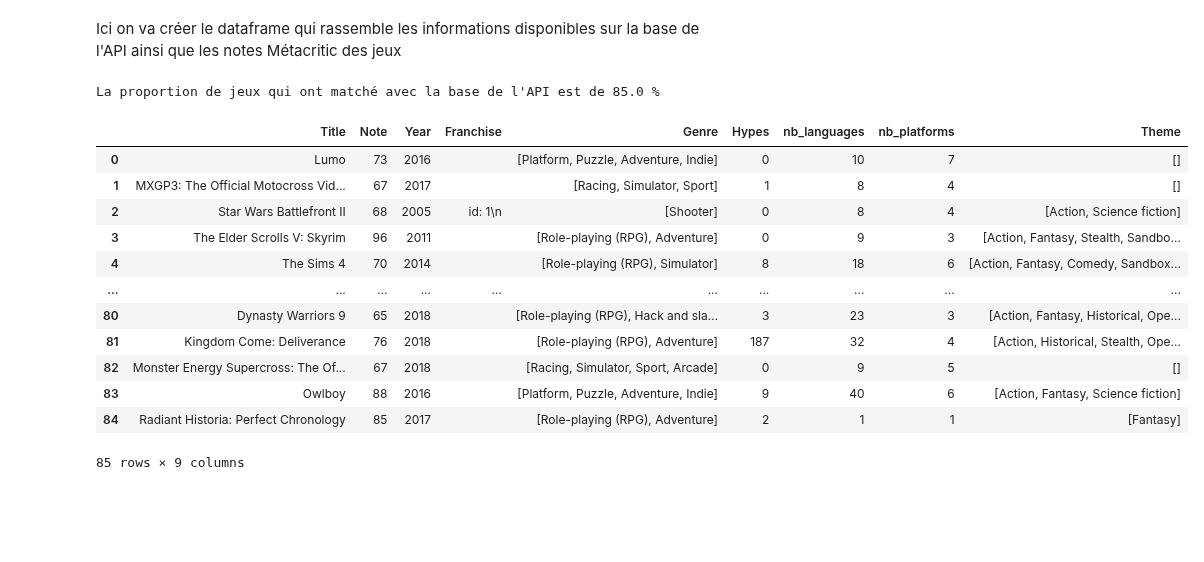
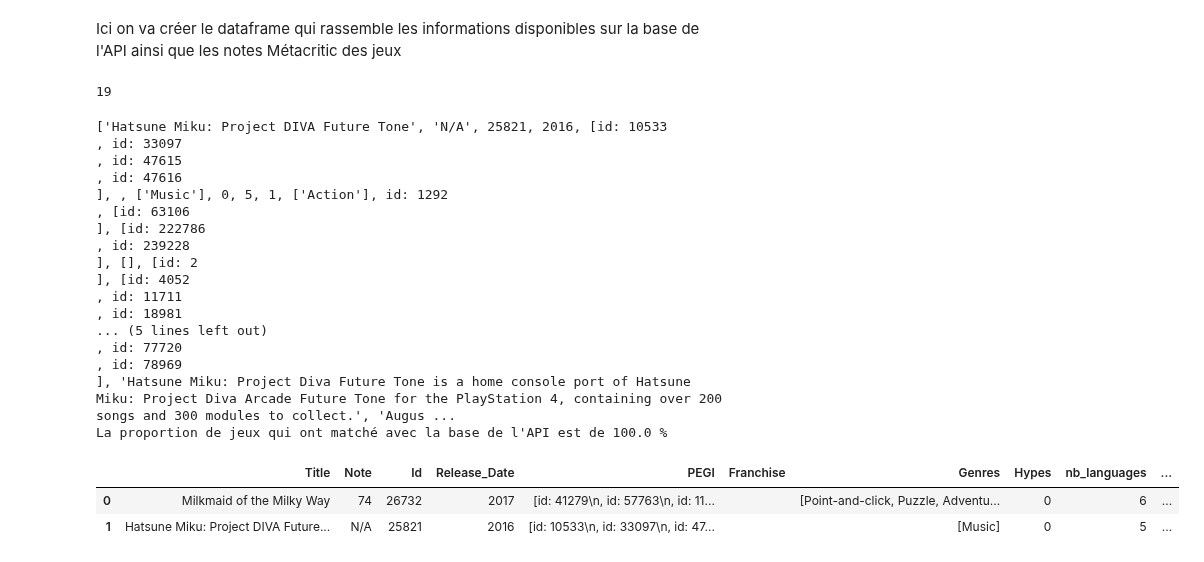
Before and after one commit to PyTomSss/PythonProjects, a Jupyter notebook: Project_Notebook.ipynb, the cells around one changed output. Cells and saved outputs as stored; diff of their text form; code cells hidden in the pictures; blank space fills up the shorter version.

```diff
--- a/Project_Notebook.ipynb
+++ b/Project_Notebook.ipynb
@@ -230,3 +235,12 @@ for i in range(theme_nbr) :
 print(theme_dictionnary)
 # %% [output]
 {20: 'Thriller', 18: 'Science fiction', 1: 'Action', 19: 'Horror', 21: 'Survival', 17: 'Fantasy', 22: 'Historical', 23: 'Stealth', 27: 'Comedy', 28: 'Business', 31: 'Drama', 32: 'Non-fiction', 35: 'Ki ...
+# %%
+from igdb.igdbapi_pb2 import ArtworkResult
+byte_array = wrapper.api_request(
+            'artworks.pb',
+            'fields animated; where game = 26732;'
+          )
+artwork_message = ArtworkResult()
+artwork_message = artwork_message.ParseFromString(byte_array)
+artworks = artwork_message.artworks
@@ -239,10 +255,18 @@ def game_API_Info(game_slug) :
 
     #Protobuf API request
     from igdb.igdbapi_pb2 import GameResult
-    byte_array = wrapper.api_request(
+    #On fait cela non pas pour préciser si le jeu n'ai pas dispo sur l'api mais si jamais des caractères dans son titre empêchent sa lecture
+    #(utile pour affiner la fonction de reformatage des titres)
+    try :
+        byte_array = wrapper.api_request(
                 'games.pb',
-                'fields first_release_date, franchise, genres, hypes, language_supports, platforms, themes; where slug = "'+ game_slug +'";'
+                'fields first_release_date, franchise, genres, hypes, language_supports, platforms, themes, age_ratings, collection, artworks, \
+                involved_companies, multiplayer_modes, player_perspectives, similar_games, summary, storyline \
+                ; where slug = "'+ game_slug +'";'
               )
+    except:
+        print(f"Une erreur d'extraction s'est produite pour le jeu {game_slug}")
+        return(["NA"])
     games_message = GameResult()
     games_message.ParseFromString(byte_array) # Fills the protobuf message object with the response
     games = games_message.games
@@ -265,7 +289,10 @@ def game_API_Info(game_slug) :
     for j in range(themes_nbr):
         themes_names_list.append(theme_dictionnary[games[0].themes[j].id])
 
-    return([year, games[0].franchise, genres_names_list, games[0].hypes, len(games[0].language_supports),len(games[0].platforms), themes_names_list])
+    return([games[0].id, year, games[0].age_ratings, games[0].franchise, genres_names_list, games[0].hypes, len(games[0].language_supports), \
+            len(games[0].platforms), themes_names_list, games[0].collection, games[0].artworks, \
+            games[0].involved_companies, games[0].multiplayer_modes, games[0].player_perspectives, \
+            games[0].similar_games, games[0].summary, games[0].storyline])
 # %% [markdown]
 Ici on va créer le dataframe qui rassemble les informations disponibles sur la base de l'API ainsi que les notes Métacritic des jeux
 # %%
@@ -273,37 +300,50 @@ def creation_dataframe(list) :
     np_df = []
     k = 0
 
-    for i in range(len(list)) :
+    for i in tqdm(range(len(list))) :
         data_recup = recup_metascore([Liste_VG[i]], 1)
         titre = data_recup[0][0]
         metascore = data_recup[0][1]
         slug = title_to_slug(Liste_VG[i])
         vect_info_jeu = game_API_Info(slug)
         #Ici on vient filtrer les jeux qui ne sont pas répertoriés dans la base de données (vecteur d'informations = 'NA')
-        if len([titre] + [metascore] + vect_info_jeu) == 9 :
+
+        if len([titre] + [metascore] + vect_info_jeu) == 19 :
             np_df.append([titre] + [metascore] + game_API_Info(slug))
         elif vect_info_jeu == ['NA'] :
             k += 1
-        #print(game_API_Info(slug))
 
-    np_DF = pd.DataFrame(np.array(np_df), columns = ['Title','Note', 'Year', 'Franchise', 'Genre', 'Hypes', 'nb_languages', 'nb_platforms', 'Theme'])
+    print([titre] + [metascore] + game_API_Info(slug))
+    np_DF = pd.DataFrame(np.array(np_df), columns = ['Title', 'Note', 'Id', 'Release_Date', 'PEGI', 'Franchise', 'Genres', 'Hypes', 'nb_languages', \
+                                                    'nb_platforms', 'Themes', 'Collection', 'Graphismes', 'Publisher', 'Multiplayer', \
+                                                    'Perspective', 'Similar Games', 'Summary', 'Storyline'])
+
     print(f"La proportion de jeux qui ont matché avec la base de l'API est de {int(1000*(len(list) - k)/len(list))/10} %")
-
     return(np_DF)
+# %%
+len(game_API_Info(title_to_slug(Liste_VG[0])))
+# %% [output]
+19
 # %%
-creation_dataframe(Liste_VG[100:200])
+creation_dataframe(Liste_VG[:2])
 # %% [output]
-La proportion de jeux qui ont matché avec la base de l'API est de 85.0 %
+['Hatsune Miku: Project DIVA Future Tone', 'N/A', 25821, 2016, [id: 10533
+, id: 33097
+, id: 47615
+, id: 47616
+], , ['Music'], 0, 5, 1, ['Action'], id: 1292
+, [id: 63106
+], [id: 222786
+, id: 239228
+], [], [id: 2
+], [id: 4052
+, id: 11711
+, id: 18981
+... (5 lines left out)
+, id: 77720
+, id: 78969
+], 'Hatsune Miku: Project Diva Future Tone is a home console port of Hatsune Miku: Project Diva Arcade Future Tone for the PlayStation 4, containing over 200 songs and 300 modules to collect.', 'Augus ...
+La proportion de jeux qui ont matché avec la base de l'API est de 100.0 %
-|  | Title | Note | Year | Franchise | Genre | Hypes | nb_languages | nb_platforms | Theme |
-| 0 | Lumo | 73 | 2016 |  | [Platform, Puzzle, Adventure, Indie] | 0 | 10 | 7 | [] |
-| 1 | MXGP3: The Official Motocross Vid... | 67 | 2017 |  | [Racing, Simulator, Sport] | 1 | 8 | 4 | [] |
-| 2 | Star Wars Battlefront II | 68 | 2005 | id: 1\n | [Shooter] | 0 | 8 | 4 | [Action, Science fiction] |
-| 3 | The Elder Scrolls V: Skyrim | 96 | 2011 |  | [Role-playing (RPG), Adventure] | 0 | 9 | 3 | [Action, Fantasy, Stealth, Sandbo... |
-| 4 | The Sims 4 | 70 | 2014 |  | [Role-playing (RPG), Simulator] | 8 | 18 | 6 | [Action, Fantasy, Comedy, Sandbox... |
-| ... | ... | ... | ... | ... | ... | ... | ... | ... | ... |
-| 80 | Dynasty Warriors 9 | 65 | 2018 |  | [Role-playing (RPG), Hack and sla... | 3 | 23 | 3 | [Action, Fantasy, Historical, Ope... |
-| 81 | Kingdom Come: Deliverance | 76 | 2018 |  | [Role-playing (RPG), Adventure] | 187 | 32 | 4 | [Action, Historical, Stealth, Ope... |
-| 82 | Monster Energy Supercross: The Of... | 67 | 2018 |  | [Racing, Simulator, Sport, Arcade] | 0 | 9 | 5 | [] |
-| 83 | Owlboy | 88 | 2016 |  | [Platform, Puzzle, Adventure, Indie] | 9 | 40 | 6 | [Action, Fantasy, Science fiction] |
-| 84 | Radiant Historia: Perfect Chronology | 85 | 2017 |  | [Role-playing (RPG), Adventure] | 2 | 1 | 1 | [Fantasy] |
+|  | Title | Note | Id | Release_Date | PEGI | Franchise | Genres | Hypes | nb_languages | ... |
+| 0 | Milkmaid of the Milky Way | 74 | 26732 | 2017 | [id: 41279\n, id: 57763\n, id: 11... |  | [Point-and-click, Puzzle, Adventu... | 0 | 6 | ... |
+| 1 | Hatsune Miku: Project DIVA Future... | N/A | 25821 | 2016 | [id: 10533\n, id: 33097\n, id: 47... |  | [Music] | 0 | 5 | ... |
-85 rows × 9 columns
```
Also changed, not shown: parts of 5 cells of this notebook.
